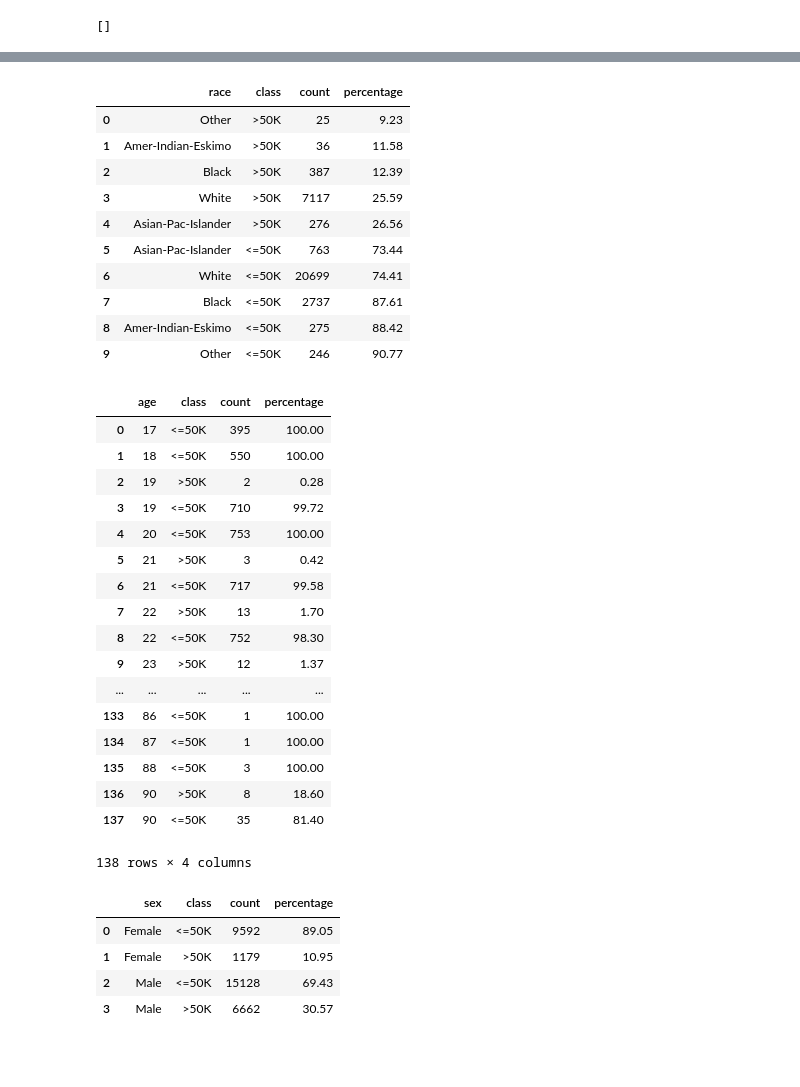
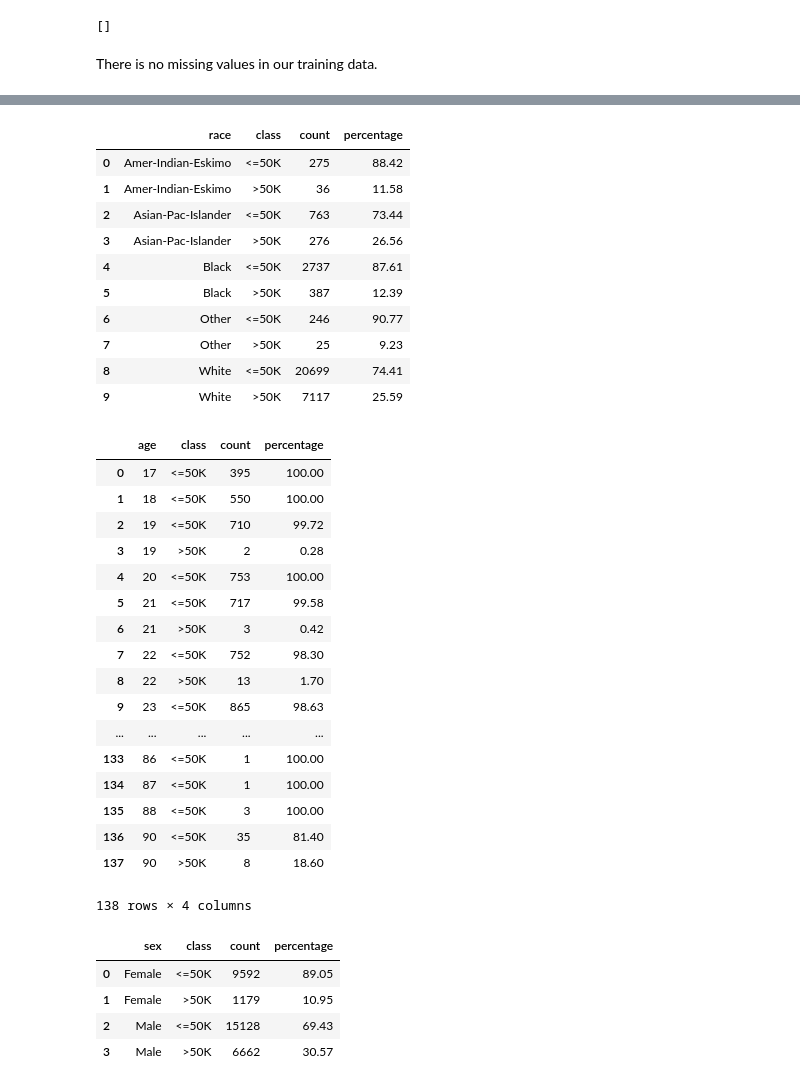
Before and after one commit to riyadparvez/pyspark-datascience, a Jupyter notebook: income/spark.ipynb, the cells around one changed output, grey strips where cells are left out. Cells and saved outputs as stored; diff of their text form; code cells hidden in the pictures; blank space fills up the shorter version.

```diff
--- a/income/spark.ipynb
+++ b/income/spark.ipynb
@@ -79,6 +79,8 @@ We can see there is a class imbalance problem in our training set.
 findMissingValuesCols(train)
 # %% [output]
 []
+# %% [markdown]
+There is no missing values in our training data.
 # %%
 train.select('age').distinct().show()
 # %% [output]
@@ -101,23 +103,23 @@ train.select('age').distinct().show()
 only showing top 20 rows
 # %%
 percentageCol = 'percentage'
-df = crosstabPercentage(train, 'race', labelCol).orderBy(percentageCol)
+df = crosstabPercentage(train, 'race', labelCol)
 df = df.withColumn(percentageCol, format_number(df[percentageCol], 2))
 df.toPandas()
 # %% [output]
 |  | race | class | count | percentage |
-| 0 | Other | >50K | 25 | 9.23 |
+| 0 | Amer-Indian-Eskimo | <=50K | 275 | 88.42 |
 | 1 | Amer-Indian-Eskimo | >50K | 36 | 11.58 |
-| 2 | Black | >50K | 387 | 12.39 |
-| 3 | White | >50K | 7117 | 25.59 |
-| 4 | Asian-Pac-Islander | >50K | 276 | 26.56 |
-| 5 | Asian-Pac-Islander | <=50K | 763 | 73.44 |
-| 6 | White | <=50K | 20699 | 74.41 |
-| 7 | Black | <=50K | 2737 | 87.61 |
-| 8 | Amer-Indian-Eskimo | <=50K | 275 | 88.42 |
-| 9 | Other | <=50K | 246 | 90.77 |
+| 2 | Asian-Pac-Islander | <=50K | 763 | 73.44 |
+| 3 | Asian-Pac-Islander | >50K | 276 | 26.56 |
+| 4 | Black | <=50K | 2737 | 87.61 |
+| 5 | Black | >50K | 387 | 12.39 |
+| 6 | Other | <=50K | 246 | 90.77 |
+| 7 | Other | >50K | 25 | 9.23 |
+| 8 | White | <=50K | 20699 | 74.41 |
+| 9 | White | >50K | 7117 | 25.59 |
 # %%
-df = crosstabPercentage(train, 'age', labelCol).orderBy(percentageCol)
+df = crosstabPercentage(train, 'age', labelCol)
 df = df.orderBy('age').withColumn('percentage',
                                     format_number(df['percentage'], 2))
 df.toPandas()
@@ -125,20 +127,20 @@ df.toPandas()
 |  | age | class | count | percentage |
 | 0 | 17 | <=50K | 395 | 100.00 |
 | 1 | 18 | <=50K | 550 | 100.00 |
-| 2 | 19 | >50K | 2 | 0.28 |
-| 3 | 19 | <=50K | 710 | 99.72 |
+| 2 | 19 | <=50K | 710 | 99.72 |
+| 3 | 19 | >50K | 2 | 0.28 |
 | 4 | 20 | <=50K | 753 | 100.00 |
-| 5 | 21 | >50K | 3 | 0.42 |
-| 6 | 21 | <=50K | 717 | 99.58 |
-| 7 | 22 | >50K | 13 | 1.70 |
-| 8 | 22 | <=50K | 752 | 98.30 |
-| 9 | 23 | >50K | 12 | 1.37 |
+| 5 | 21 | <=50K | 717 | 99.58 |
+| 6 | 21 | >50K | 3 | 0.42 |
+| 7 | 22 | <=50K | 752 | 98.30 |
+| 8 | 22 | >50K | 13 | 1.70 |
+| 9 | 23 | <=50K | 865 | 98.63 |
 | ... | ... | ... | ... | ... |
 | 133 | 86 | <=50K | 1 | 100.00 |
 | 134 | 87 | <=50K | 1 | 100.00 |
 | 135 | 88 | <=50K | 3 | 100.00 |
-| 136 | 90 | >50K | 8 | 18.60 |
-| 137 | 90 | <=50K | 35 | 81.40 |
+| 136 | 90 | <=50K | 35 | 81.40 |
+| 137 | 90 | >50K | 8 | 18.60 |
 138 rows × 4 columns
 # %%
 df = crosstabPercentage(train, 'sex', labelCol)
```
Also changed, not shown: parts of 7 cells of this notebook.
